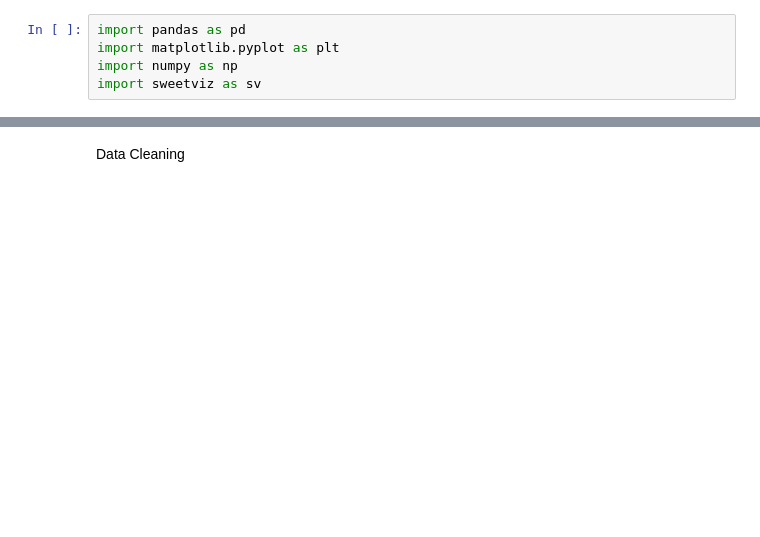
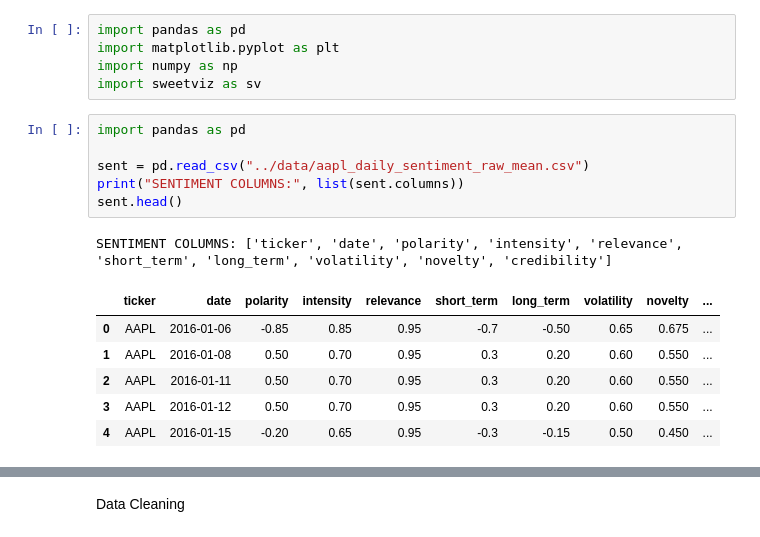
Before and after one commit to pham156/Stock_Predict_Social_Media, a Jupyter notebook: notebooks/eda.ipynb, the cells around one changed output, grey strips where cells are left out. Drawn from its saved outputs; the diff is of its cells as text; blank space fills up the shorter version.

```diff
--- a/notebooks/eda.ipynb
+++ b/notebooks/eda.ipynb
@@ -3,6 +3,20 @@ import pandas as pd
 import matplotlib.pyplot as plt
 import numpy as np
 import sweetviz as sv
+# %%
+import pandas as pd
+
+sent = pd.read_csv("../data/aapl_daily_sentiment_raw_mean.csv")
+print("SENTIMENT COLUMNS:", list(sent.columns))
+sent.head()
+# %% [output]
+SENTIMENT COLUMNS: ['ticker', 'date', 'polarity', 'intensity', 'relevance', 'short_term', 'long_term', 'volatility', 'novelty', 'credibility']
+|  | ticker | date | polarity | intensity | relevance | short_term | long_term | volatility | novelty | ... |
+| 0 | AAPL | 2016-01-06 | -0.85 | 0.85 | 0.95 | -0.7 | -0.50 | 0.65 | 0.675 | ... |
+| 1 | AAPL | 2016-01-08 | 0.50 | 0.70 | 0.95 | 0.3 | 0.20 | 0.60 | 0.550 | ... |
+| 2 | AAPL | 2016-01-11 | 0.50 | 0.70 | 0.95 | 0.3 | 0.20 | 0.60 | 0.550 | ... |
+| 3 | AAPL | 2016-01-12 | 0.50 | 0.70 | 0.95 | 0.3 | 0.20 | 0.60 | 0.550 | ... |
+| 4 | AAPL | 2016-01-15 | -0.20 | 0.65 | 0.95 | -0.3 | -0.15 | 0.50 | 0.450 | ... |
 # %%
 sp500_historic_df = pd.read_csv("../data/sp500_historical.csv")
 display(sp500_historic_df.head())
```
Also changed, not shown: parts of 24 cells of this notebook, 1 other file.
